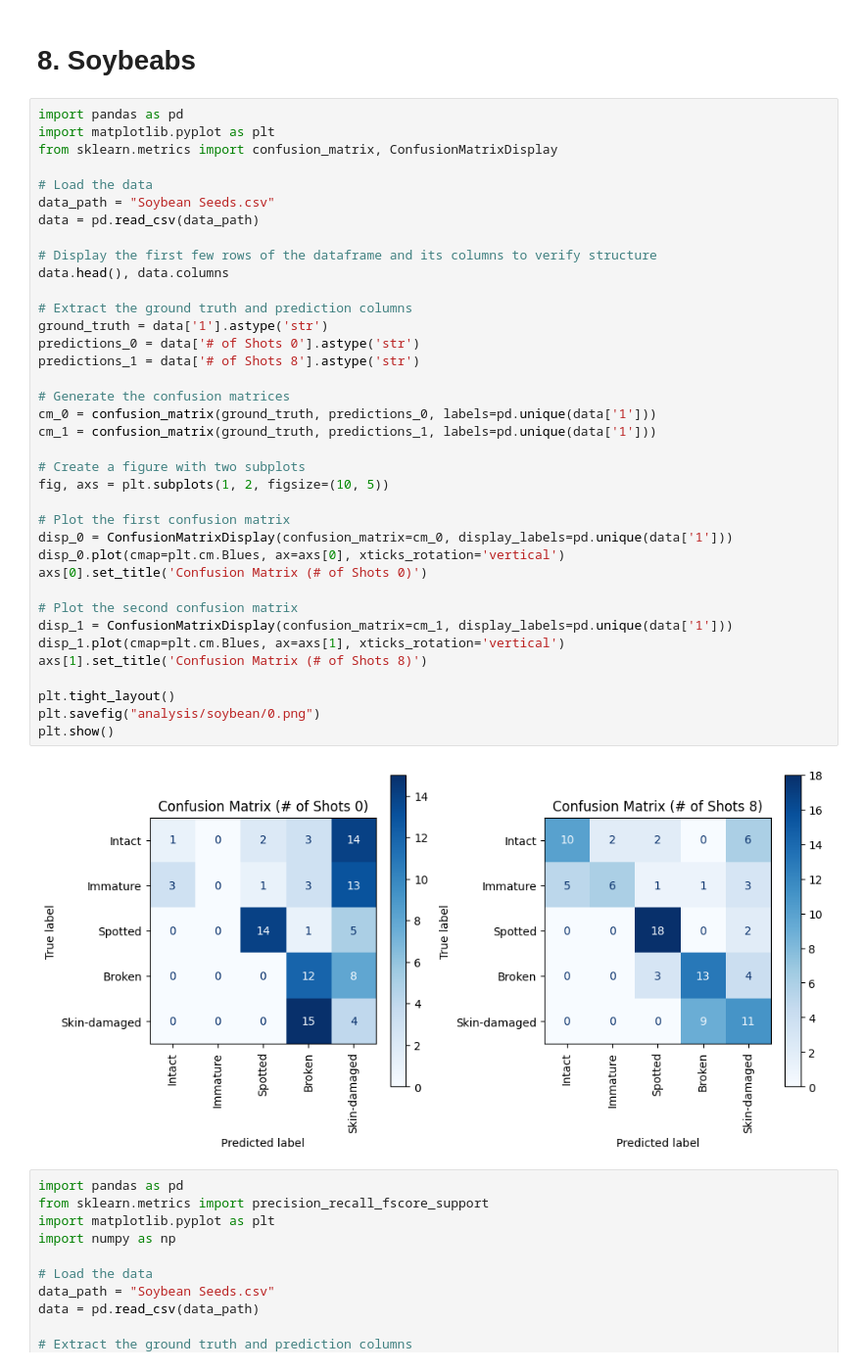
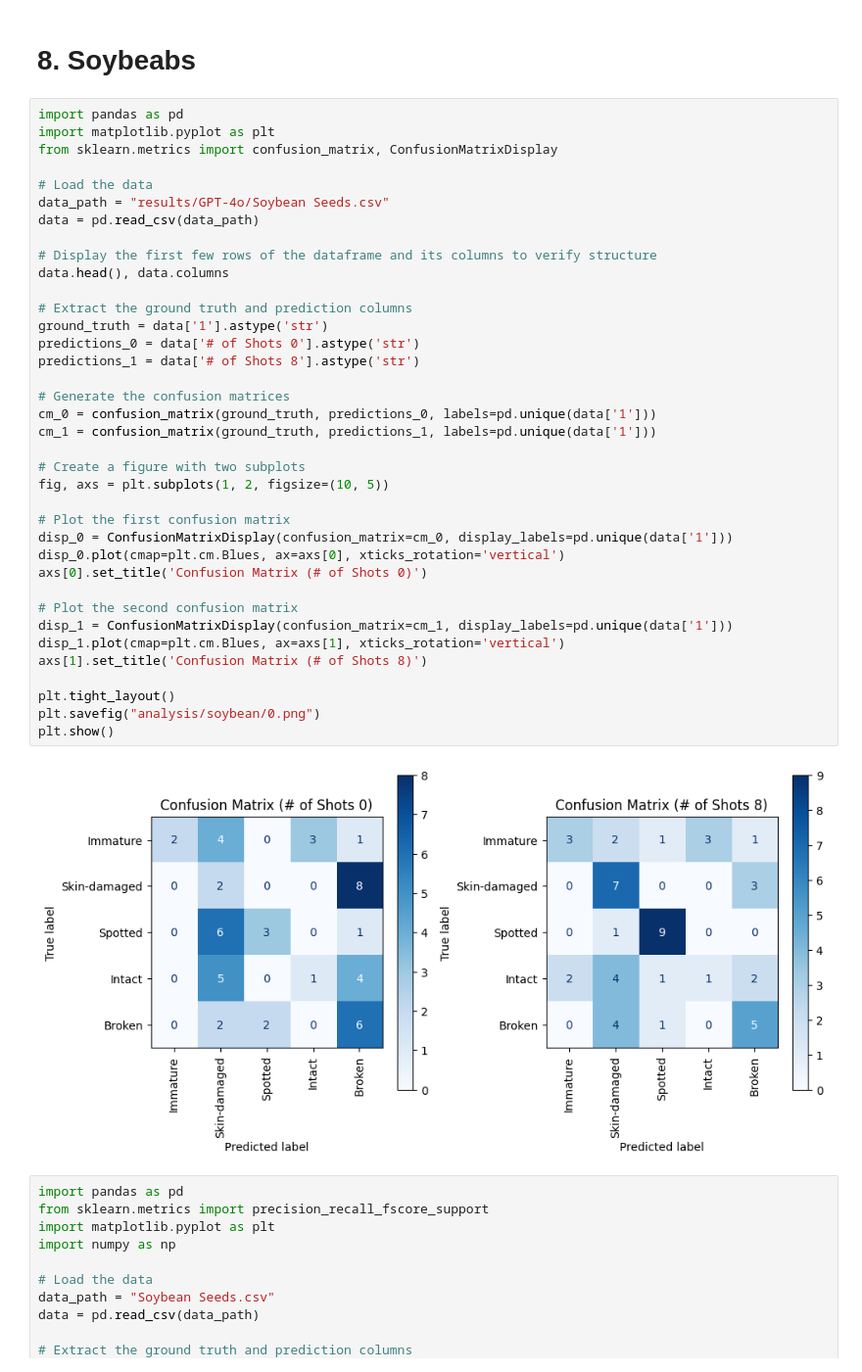
Before and after one commit to arbab-ml/AgEval, a Jupyter notebook: analysis and writeup.ipynb, the cells around one changed output. Shown at 98% size. Drawn from its saved outputs; the diff is of its cells as text.

```diff
--- a/analysis and writeup.ipynb
+++ b/analysis and writeup.ipynb
@@ -687,39 +687,39 @@ import matplotlib.pyplot as plt
 from sklearn.metrics import confusion_matrix, ConfusionMatrixDisplay
 
 # Load the data
-data_path = "Soybean Seeds.csv"
+data_path = "results/GPT-4o/Soybean Seeds.csv"
 data = pd.read_csv(data_path)
 
 # Display the first few rows of the dataframe and its columns to verify structure
 data.head(), data.columns
 
 # Extract the ground truth and prediction columns
 ground_truth = data['1'].astype('str')
 predictions_0 = data['# of Shots 0'].astype('str')
 predictions_1 = data['# of Shots 8'].astype('str')
 
 # Generate the confusion matrices
 cm_0 = confusion_matrix(ground_truth, predictions_0, labels=pd.unique(data['1']))
 cm_1 = confusion_matrix(ground_truth, predictions_1, labels=pd.unique(data['1']))
 
 # Create a figure with two subplots
 fig, axs = plt.subplots(1, 2, figsize=(10, 5))
 
 # Plot the first confusion matrix
 disp_0 = ConfusionMatrixDisplay(confusion_matrix=cm_0, display_labels=pd.unique(data['1']))
 disp_0.plot(cmap=plt.cm.Blues, ax=axs[0], xticks_rotation='vertical')
 axs[0].set_title('Confusion Matrix (# of Shots 0)')
 
 # Plot the second confusion matrix
 disp_1 = ConfusionMatrixDisplay(confusion_matrix=cm_1, display_labels=pd.unique(data['1']))
 disp_1.plot(cmap=plt.cm.Blues, ax=axs[1], xticks_rotation='vertical')
 axs[1].set_title('Confusion Matrix (# of Shots 8)')
 
 plt.tight_layout()
 plt.savefig("analysis/soybean/0.png")
 plt.show()
 # %% [output]
-[figure, old version]
+[figure, new version]
 # %%
 import pandas as pd
 from sklearn.metrics import precision_recall_fscore_support
```
Also changed, not shown: parts of 3 cells of this notebook, 55 other files.
